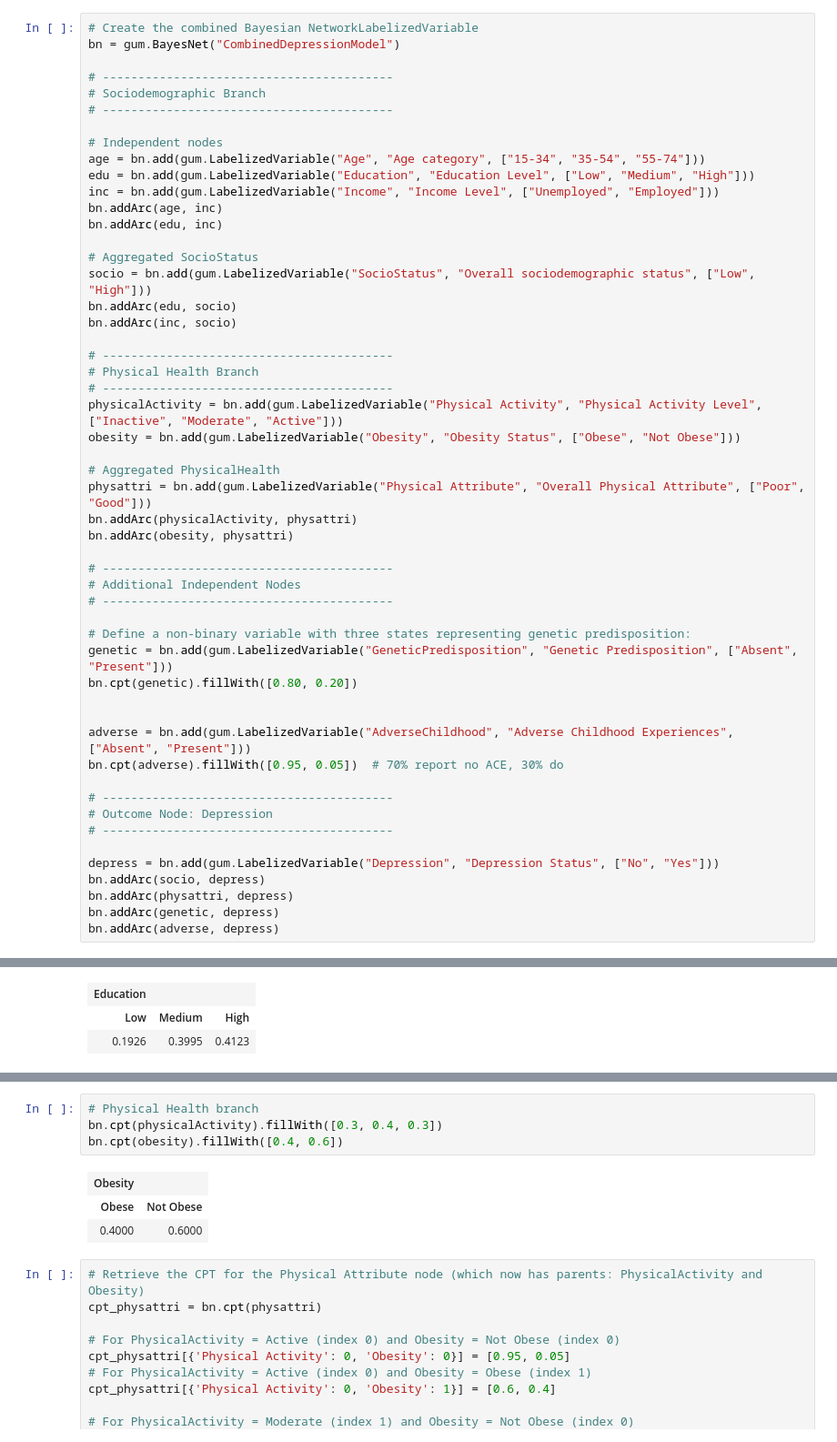
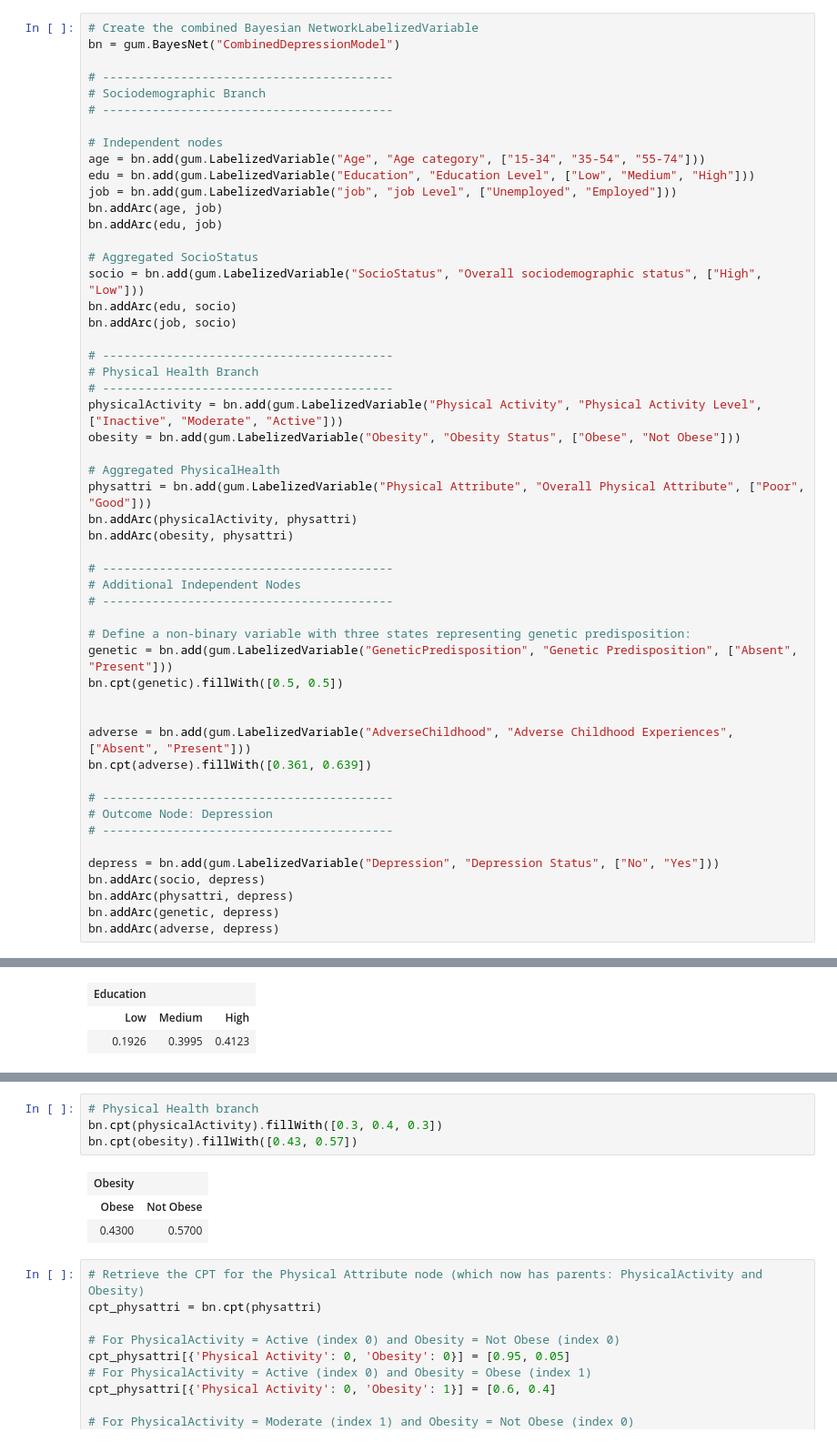
Before and after one commit to ningerdinger/BayesianReasoningLearning, a Jupyter notebook: Assignment1.ipynb, the cells around one changed output, grey strips where cells are left out. Shown at 91% size. Saved outputs shown, nothing was run; the diff lists cells and outputs as text.

```diff
--- a/Assignment1.ipynb
+++ b/Assignment1.ipynb
@@ -19,14 +19,14 @@ bn = gum.BayesNet("CombinedDepressionModel")
 # Independent nodes
 age = bn.add(gum.LabelizedVariable("Age", "Age category", ["15-34", "35-54", "55-74"]))
 edu = bn.add(gum.LabelizedVariable("Education", "Education Level", ["Low", "Medium", "High"]))
-inc = bn.add(gum.LabelizedVariable("Income", "Income Level", ["Unemployed", "Employed"]))
-bn.addArc(age, inc)
-bn.addArc(edu, inc)
+job = bn.add(gum.LabelizedVariable("job", "job Level", ["Unemployed", "Employed"]))
+bn.addArc(age, job)
+bn.addArc(edu, job)
 
 # Aggregated SocioStatus
-socio = bn.add(gum.LabelizedVariable("SocioStatus", "Overall sociodemographic status", ["Low", "High"]))
+socio = bn.add(gum.LabelizedVariable("SocioStatus", "Overall sociodemographic status", ["High", "Low"]))
 bn.addArc(edu, socio)
-bn.addArc(inc, socio)
+bn.addArc(job, socio)
 
 # -----------------------------------------
 # Physical Health Branch
@@ -45,11 +45,11 @@ bn.addArc(obesity, physattri)
 
 # Define a non-binary variable with three states representing genetic predisposition:
 genetic = bn.add(gum.LabelizedVariable("GeneticPredisposition", "Genetic Predisposition", ["Absent", "Present"]))
-bn.cpt(genetic).fillWith([0.80, 0.20])
+bn.cpt(genetic).fillWith([0.5, 0.5])
 
 
 adverse = bn.add(gum.LabelizedVariable("AdverseChildhood", "Adverse Childhood Experiences", ["Absent", "Present"]))
-bn.cpt(adverse).fillWith([0.95, 0.05])  # 70% report no ACE, 30% do
+bn.cpt(adverse).fillWith([0.361, 0.639])
 
 # -----------------------------------------
 # Outcome Node: Depression
@@ -227,11 +212,11 @@ cpt_socio[{'Education': 2, 'Income': 1}] = [0.8, 0.2]
 # %%
 # Physical Health branch
 bn.cpt(physicalActivity).fillWith([0.3, 0.4, 0.3])
-bn.cpt(obesity).fillWith([0.4, 0.6])
+bn.cpt(obesity).fillWith([0.43, 0.57])
 # %% [output]
 | Obesity |  |
 | Obese | Not Obese |
-| 0.4000 | 0.6000 |
+| 0.4300 | 0.5700 |
 # %%
 # Retrieve the CPT for the Physical Attribute node (which now has parents: PhysicalActivity and Obesity)
 cpt_physattri = bn.cpt(physattri)
```
Also changed, not shown: parts of 17 cells of this notebook, 1 other file.
